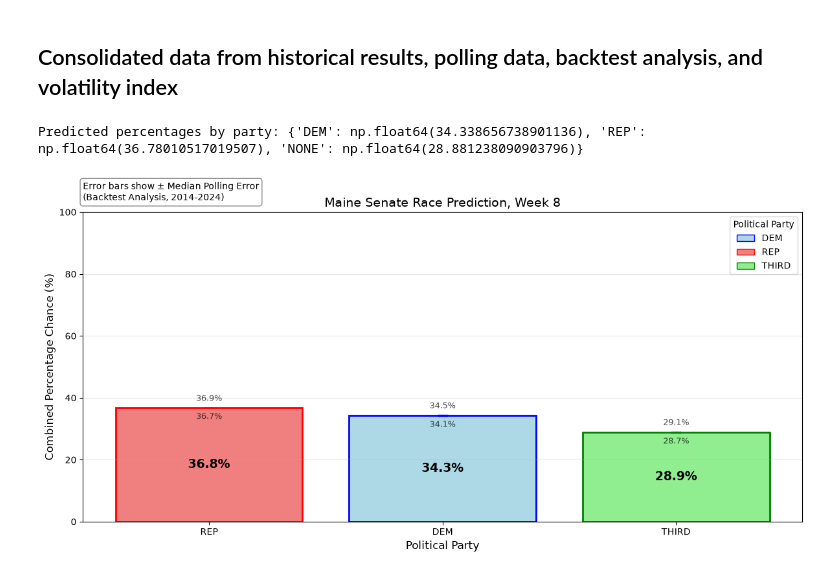
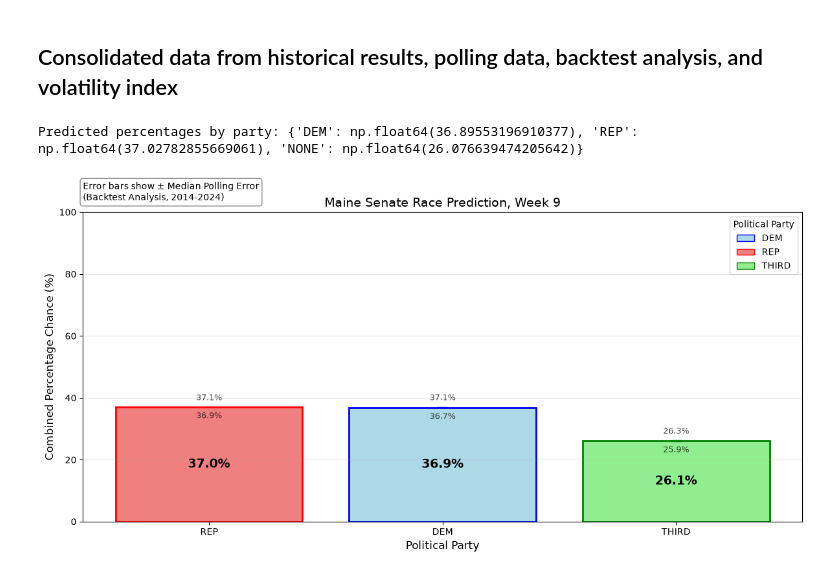
Before and after one commit to ktkt9898/CS-Senior-Project, a Jupyter notebook: Maine_Election_Analysis.ipynb, the cells around one changed output. Cells and saved outputs as stored; diff of their text form; code cells hidden in the pictures.

Commit message:
30-Oct-26 Final polling data

```diff
--- a/Maine_Election_Analysis.ipynb
+++ b/Maine_Election_Analysis.ipynb
@@ -388,9 +388,9 @@ Median error margins by party: {'DEM': -0.16610260799999998, 'REP': 0.0659694145
 # STAGE 1 — WEIGHTS (all tunable numbers in one place)
 # =====================================================================
 
-WEEK = 8                         # update manually each week
-POLL_WEIGHT       = 0.70         # weight given to current polling
-HISTORICAL_WEIGHT = 0.30         # weight given to 2024 actual results
+WEEK = 9                         # update manually each week
+POLL_WEIGHT       = 0.80         # weight given to current polling
+HISTORICAL_WEIGHT = 0.20         # weight given to 2024 actual results
 assert POLL_WEIGHT + HISTORICAL_WEIGHT == 1.0
 
 # =====================================================================
@@ -511,32 +511,32 @@ for x in x_positions:
 # Axes, title, grid
 ax.set_xticks(list(x_positions))
 ax.set_xticklabels([style_for(p)["label"] for p in combined_df["Party"]])
 ax.set_ylim(0, 100)
 ax.set_xlabel("Political Party", fontsize=12)
 ax.set_ylabel("Combined Percentage Chance (%)", fontsize=12)
 ax.set_title(f"Maine Senate Race Prediction, Week {WEEK}", fontsize=14)
 ax.grid(axis="y", alpha=0.3)
 
 # Legend
 legend_elements = [
     Patch(facecolor=s["fill"], edgecolor=s["edge"], label=s["label"])
     for s in PARTY_STYLE.values()
 ]
 ax.legend(handles=legend_elements, title="Political Party", loc="upper right")
 
 # Annotation box
 ax.text(
     0, 1.1,
     "Error bars show ± Median Polling Error\n(Backtest Analysis, 2014-2024)",
     transform=ax.transAxes,
     fontsize=10,
     verticalalignment="top",
     bbox=dict(boxstyle="round", facecolor="white", alpha=0.9, edgecolor="gray"),
 )
 
 plt.tight_layout()
 plt.savefig(f"_static/images/maine_graph_week_{WEEK}.png", dpi=300, bbox_inches="tight")
 plt.show()
 # %% [output]
-Predicted percentages by party: {'DEM': np.float64(34.338656738901136), 'REP': np.float64(36.78010517019507), 'NONE': np.float64(28.881238090903796)}
+Predicted percentages by party: {'DEM': np.float64(36.89553196910377), 'REP': np.float64(37.02782855669061), 'NONE': np.float64(26.076639474205642)}
-[figure, old version]
+[figure, new version]
```
Also changed, not shown: parts of 2 cells of this notebook, 50 other files.
